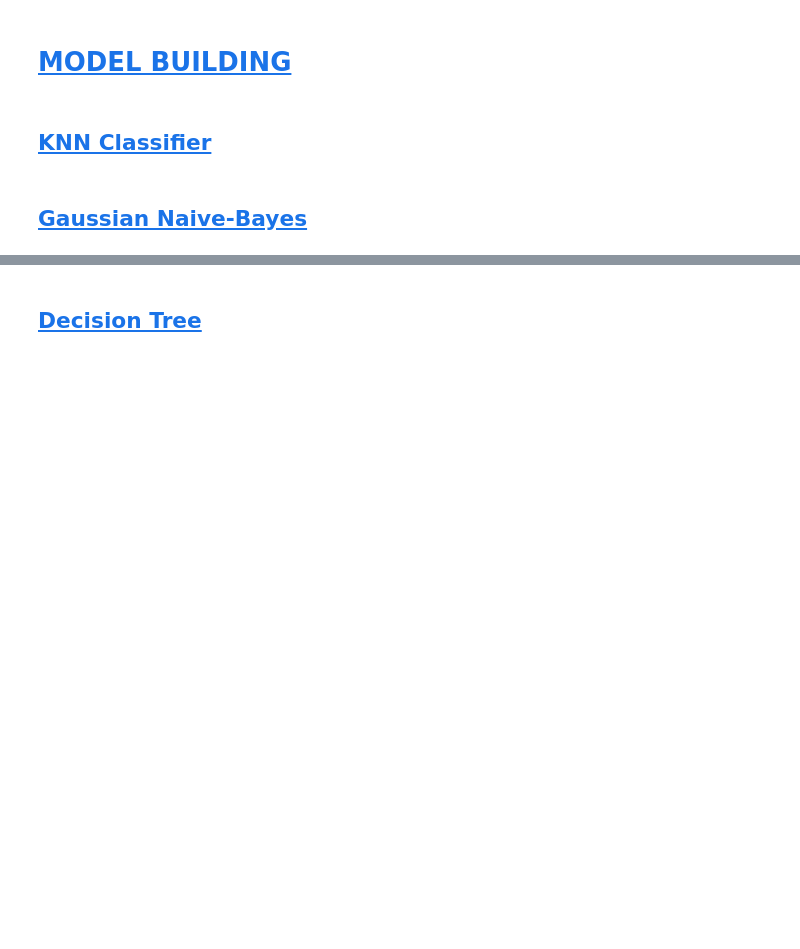
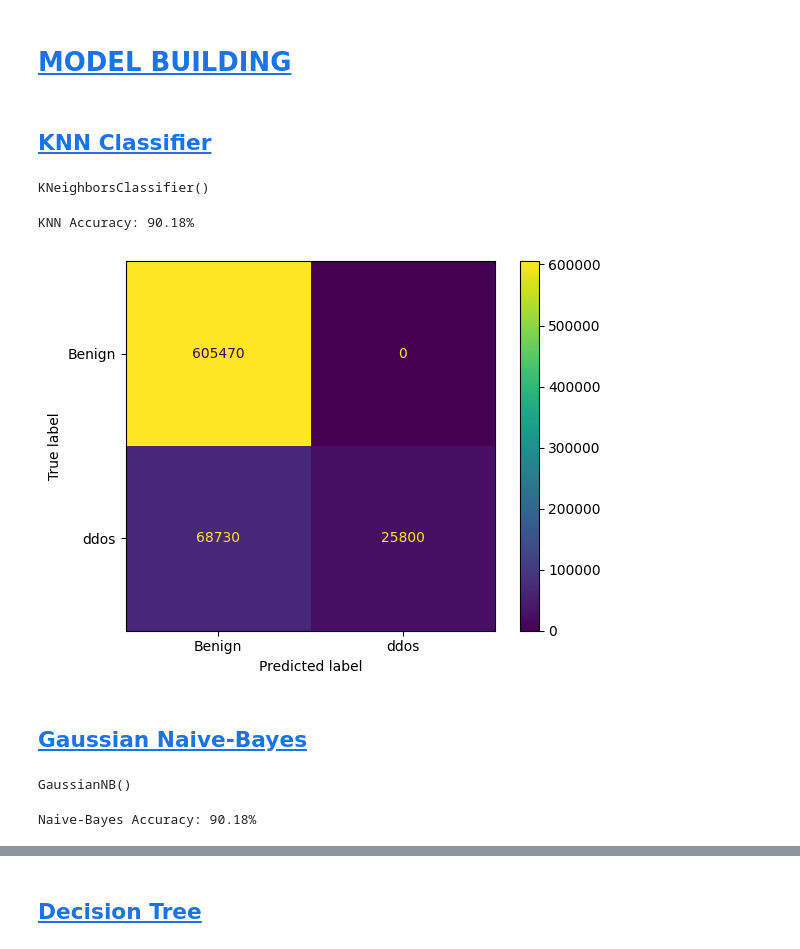
Before and after one commit to RampageousRJ/DDoS-Attack-Detection-DMPA-Project, a Jupyter notebook: Model/model.ipynb, the cells around one changed output, grey strips where cells are left out. Saved outputs shown, nothing was run; the diff lists cells and outputs as text; code cells hidden in the pictures; blank space fills up the shorter version.

```diff
--- a/Model/model.ipynb
+++ b/Model/model.ipynb
@@ -300,16 +326,33 @@ new_Y_TEST = testset['Label']
 # %% [markdown]
 ## <a id='toc5_1_'></a>[KNN Classifier](#toc0_)
 # %%
-knn = KNeighborsClassifier(n_neighbors=3)
+knn = KNeighborsClassifier(n_neighbors=5)
 knn.fit(X_train, Y_train)
+# %% [output]
+KNeighborsClassifier()
 # %%
-knn_accuracy = accuracy_score(new_Y_TEST,knn.predict(new_X_TEST))
+prediction = knn.predict(new_X_TEST)
+knn_accuracy = accuracy_score(new_Y_TEST,prediction)
 print(f"KNN Accuracy: {knn_accuracy*100:.2f}%")
+# %% [output]
+KNN Accuracy: 90.18%
+# %%
+confusion_matrix = metrics.confusion_matrix(new_Y_TEST, prediction, labels=knn.classes_)
+cm_display = metrics.ConfusionMatrixDisplay(confusion_matrix = confusion_matrix, display_labels = knn.classes_)
+cm_display.plot()
+plt.show()
+# %% [output]
+[figure, added]
 # %% [markdown]
 ## <a id='toc5_2_'></a>[Gaussian Naive-Bayes](#toc0_)
 # %%
 gnb = GaussianNB()
 gnb.fit(X_train,Y_train)
+# %% [output]
+GaussianNB()
 # %%
-gnb_accuracy = accuracy_score(new_Y_TEST, gnb.predict(new_X_TEST))
+prediction = gnb.predict(new_X_TEST)
+gnb_accuracy = accuracy_score(new_Y_TEST, prediction)
 print(f"Naive-Bayes Accuracy: {gnb_accuracy*100:.2f}%")
+# %% [output]
+Naive-Bayes Accuracy: 90.18%
```
Also changed, not shown: parts of 18 cells of this notebook, 1 other file.
